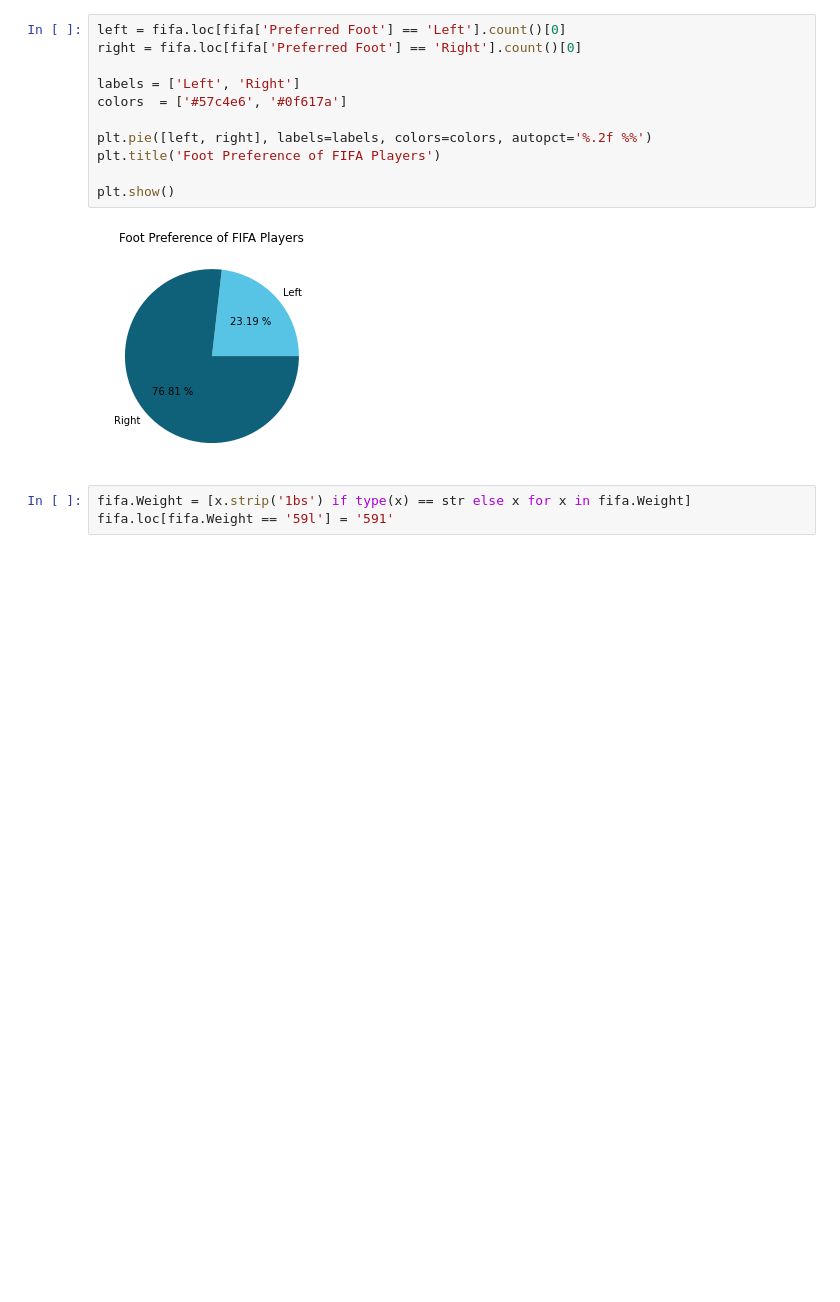
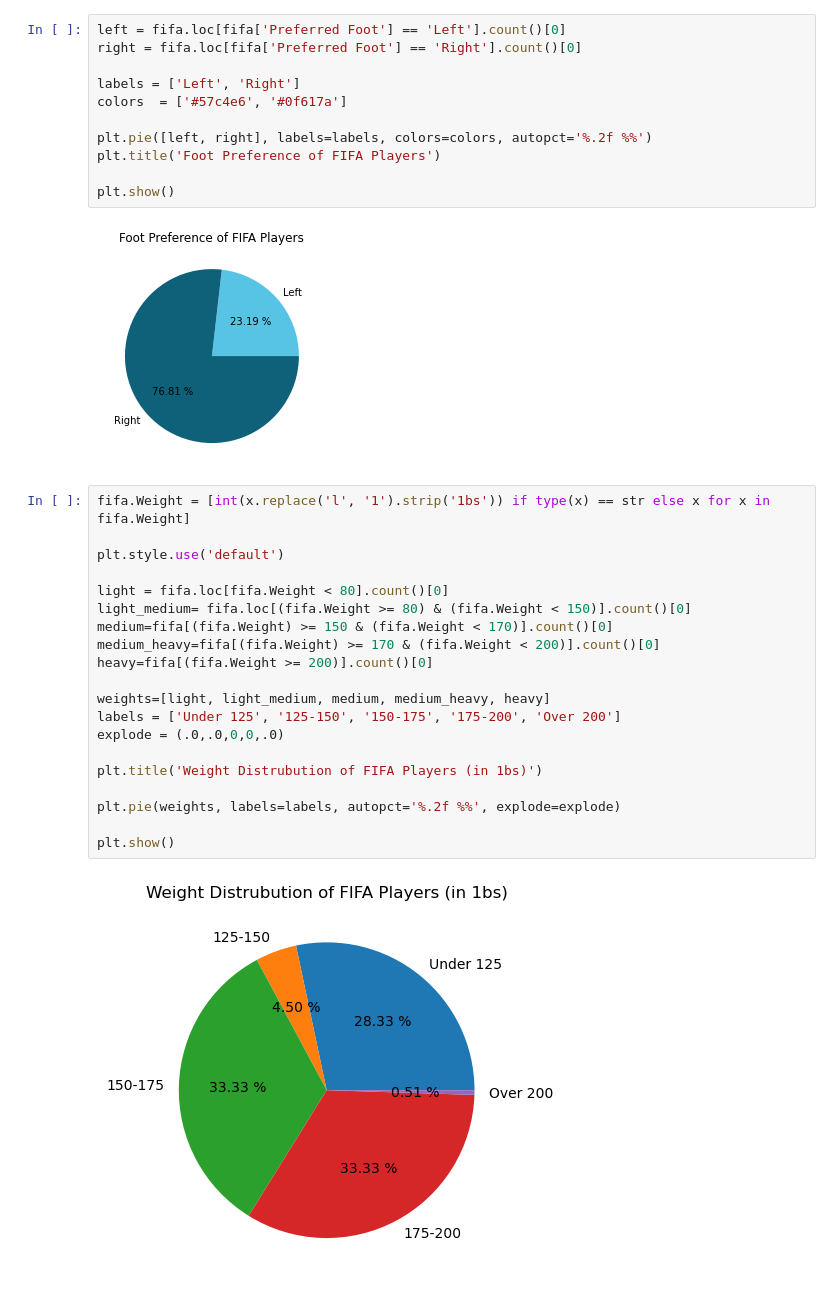
Before and after one commit to YukeyW/Python-practice, a Jupyter notebook: Python Practice/Matplotlib.ipynb, the cells around one changed output. Saved outputs shown, nothing was run; the diff lists cells and outputs as text; blank space fills up the shorter version.

```diff
--- a/Python Practice/Matplotlib.ipynb
+++ b/Python Practice/Matplotlib.ipynb
@@ -148,6 +146,25 @@ plt.title('Foot Preference of FIFA Players')
 plt.show()
 # %% [output]
 [figure]
-# %%
-fifa.Weight = [x.strip('1bs') if type(x) == str else x for x in fifa.Weight]
-fifa.loc[fifa.Weight == '59l'] = '591'
+# %%
+fifa.Weight = [int(x.replace('l', '1').strip('1bs')) if type(x) == str else x for x in fifa.Weight]
+
+plt.style.use('default')
+
+light = fifa.loc[fifa.Weight < 80].count()[0]
+light_medium= fifa.loc[(fifa.Weight >= 80) & (fifa.Weight < 150)].count()[0]
+medium=fifa[(fifa.Weight) >= 150 & (fifa.Weight < 170)].count()[0]
+medium_heavy=fifa[(fifa.Weight) >= 170 & (fifa.Weight < 200)].count()[0]
+heavy=fifa[(fifa.Weight >= 200)].count()[0]
+
+weights=[light, light_medium, medium, medium_heavy, heavy]
+labels = ['Under 125', '125-150', '150-175', '175-200', 'Over 200']
+explode = (.0,.0,0,0,.0)
+
+plt.title('Weight Distrubution of FIFA Players (in 1bs)')
+
+plt.pie(weights, labels=labels, autopct='%.2f %%', explode=explode)
+
+plt.show()
+# %% [output]
+[figure, added]
```
Also changed, not shown: parts of 2 cells of this notebook.
